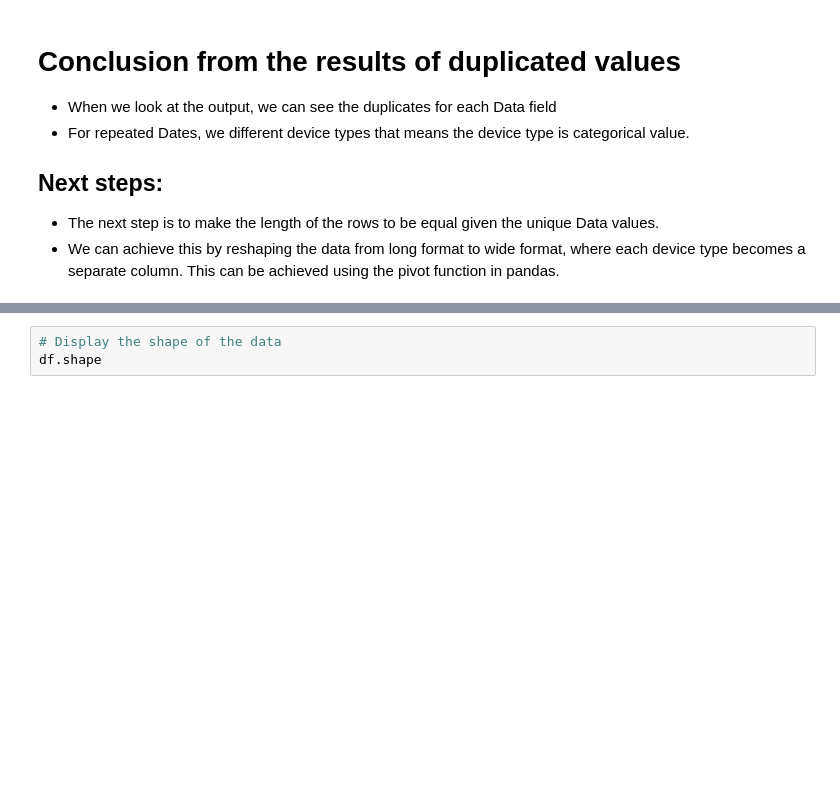
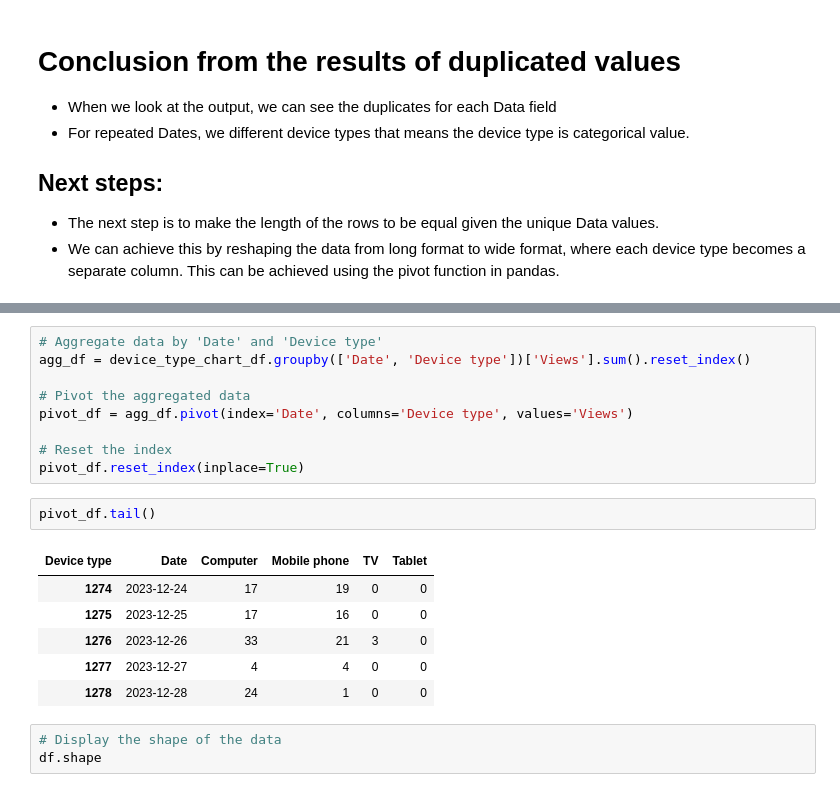
Before and after one commit to 10ac-group10/Redash_Chatbot_LLM, a Jupyter notebook: notebooks/data_understanding.ipynb, the cells around one changed output, grey strips where cells are left out. Cells and saved outputs as stored; diff of their text form; blank space fills up the shorter version.

```diff
--- a/notebooks/data_understanding.ipynb
+++ b/notebooks/data_understanding.ipynb
@@ -143,3 +149,21 @@ for name, df in dataframes.items():
+# %%
+# Aggregate data by 'Date' and 'Device type'
+agg_df = device_type_chart_df.groupby(['Date', 'Device type'])['Views'].sum().reset_index()
+
+# Pivot the aggregated data
+pivot_df = agg_df.pivot(index='Date', columns='Device type', values='Views')
+
+# Reset the index
+pivot_df.reset_index(inplace=True)
+# %%
+pivot_df.tail()
+# %% [output]
+| Device type | Date | Computer | Mobile phone | TV | Tablet |
+| 1274 | 2023-12-24 | 17 | 19 | 0 | 0 |
+| 1275 | 2023-12-25 | 17 | 16 | 0 | 0 |
+| 1276 | 2023-12-26 | 33 | 21 | 3 | 0 |
+| 1277 | 2023-12-27 | 4 | 4 | 0 | 0 |
+| 1278 | 2023-12-28 | 24 | 1 | 0 | 0 |
 # %%
 # Display the shape of the data
 df.shape
```
Also changed, not shown: parts of 6 cells of this notebook.
